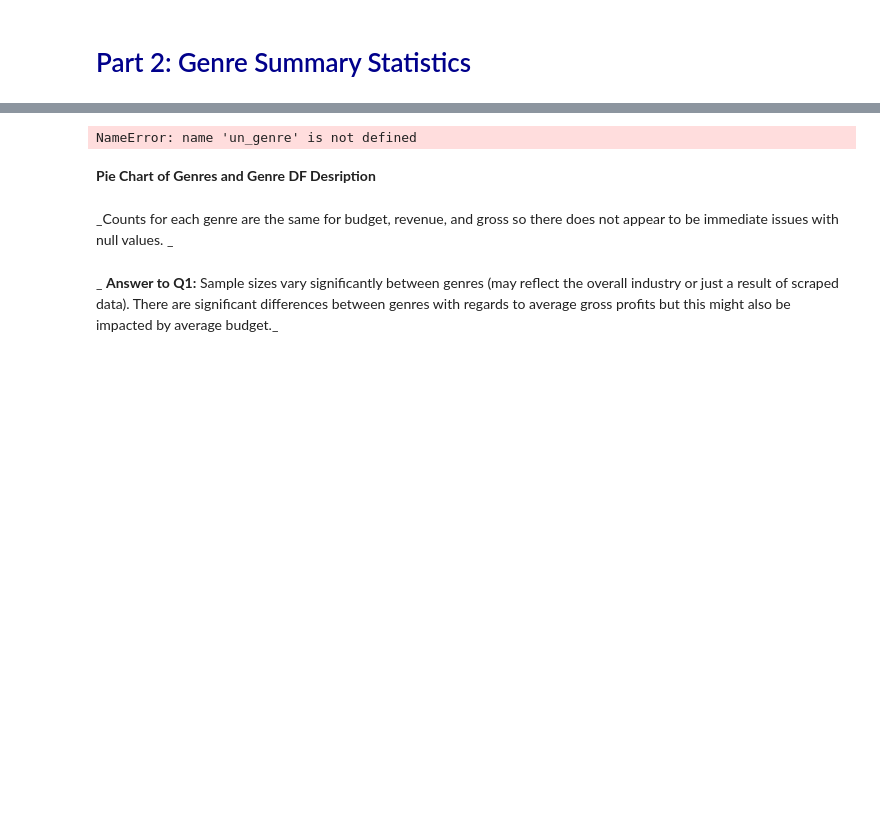
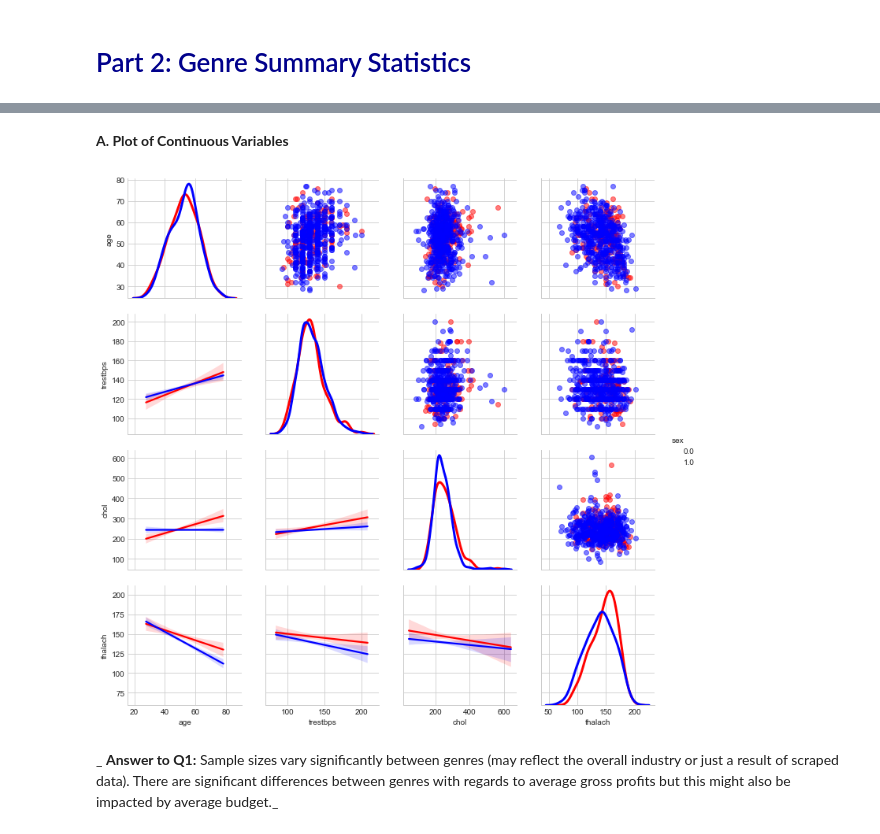
Before and after one commit to kimrharper/thinkful, a Jupyter notebook: unit1/unit1-Capstone.ipynb, the cells around one changed output, grey strips where cells are left out. Saved outputs shown, nothing was run; the diff lists cells and outputs as text; code cells hidden in the pictures; blank space fills up the shorter version.

```diff
--- a/unit1/unit1-Capstone.ipynb
+++ b/unit1/unit1-Capstone.ipynb
@@ -134,10 +125,12 @@ del heartdf['thal']
 # %% [markdown]
 __Clean null value rows from dataframe and convert strings to floats__
 # %%
-heart = heartdf.dropna()
+heart = heart.loc[heart['chol'] != 0].dropna()
 
 for column in heart.columns:
     if column != 'location':
         heart[column] = pd.to_numeric(heart[column])
 msno.matrix(heart,color=(.3, .3, .5))
+
+print(heart.loc[heart['chol'] == 0])
 # %% [output]
@@ -181,24 +173,0 @@ __Sort genres into new dataframes and calculate the average, count, standard dev
-# %%
-# creates a new dataframe based on genres
-genrestats = {}
-intcolumns = ['budget','revenue','gross','vote_average']
-for col in intcolumns:
-    poplist = []
-    for genre in un_genre:
-        poplist.append(moviedata[genre] == True)
-
-    avglist = []
-    devlist = []
-    cntlist = []
-    for ser in poplist:
-        avglist.append(moviedata.loc[ser, col].mean())
-        devlist.append(moviedata.loc[ser, col].std())
-        cntlist.append(moviedata.loc[ser, col].count())
-
-    genrestats[col+'_avg'] = avglist
-    genrestats[col+'_std'] = devlist
-    genrestats[col+'_cnt'] = cntlist
-# %% [output]
-NameError: name 'un_genre' is not defined
-# %% [markdown]
-__Pie Chart of Genres and Genre DF Desription__
@@ -209,5 +174,20 @@ display(dfGenre,dfGenre.describe())
-# %% [markdown]
-_Counts for each genre are the same for budget, revenue, and gross so there does not appear to be immediate issues with null values. _
+# %% [markdown]
+__A. Plot of Continuous Variables__
+# %%
+# Make the scatterplot matrix
+collist = ['age','trestbps','chol','thalach']
+
+
+g = sns.PairGrid(data=heart, diag_sharey=False, hue="sex", vars=collist, palette=['r','b'])
+g.map_upper(plt.scatter, alpha=.5)
+g.map_lower(sns.regplot, scatter_kws=dict(alpha=0))
+g.map_diag(sns.kdeplot, lw=3)
+
+g.add_legend()
+
+plt.show()
+# %% [output]
+[figure, added]
 # %% [markdown]
 _ __Answer to Q1:__ Sample sizes vary significantly between genres (may reflect the overall industry or just a result of scraped data). There are significant differences between genres with regards to average gross profits but this might also be impacted by average budget._
 # %% [markdown]
```
Also changed, not shown: parts of 13 cells of this notebook.
